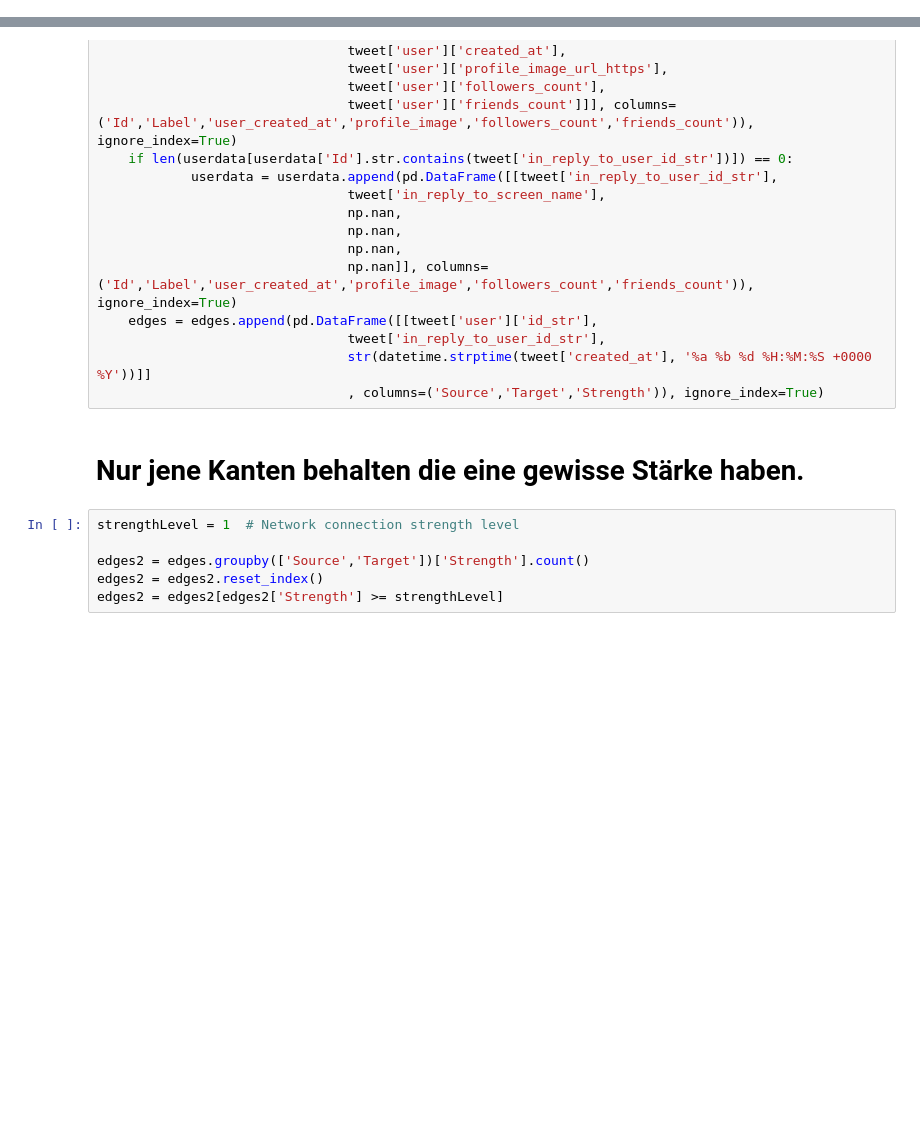
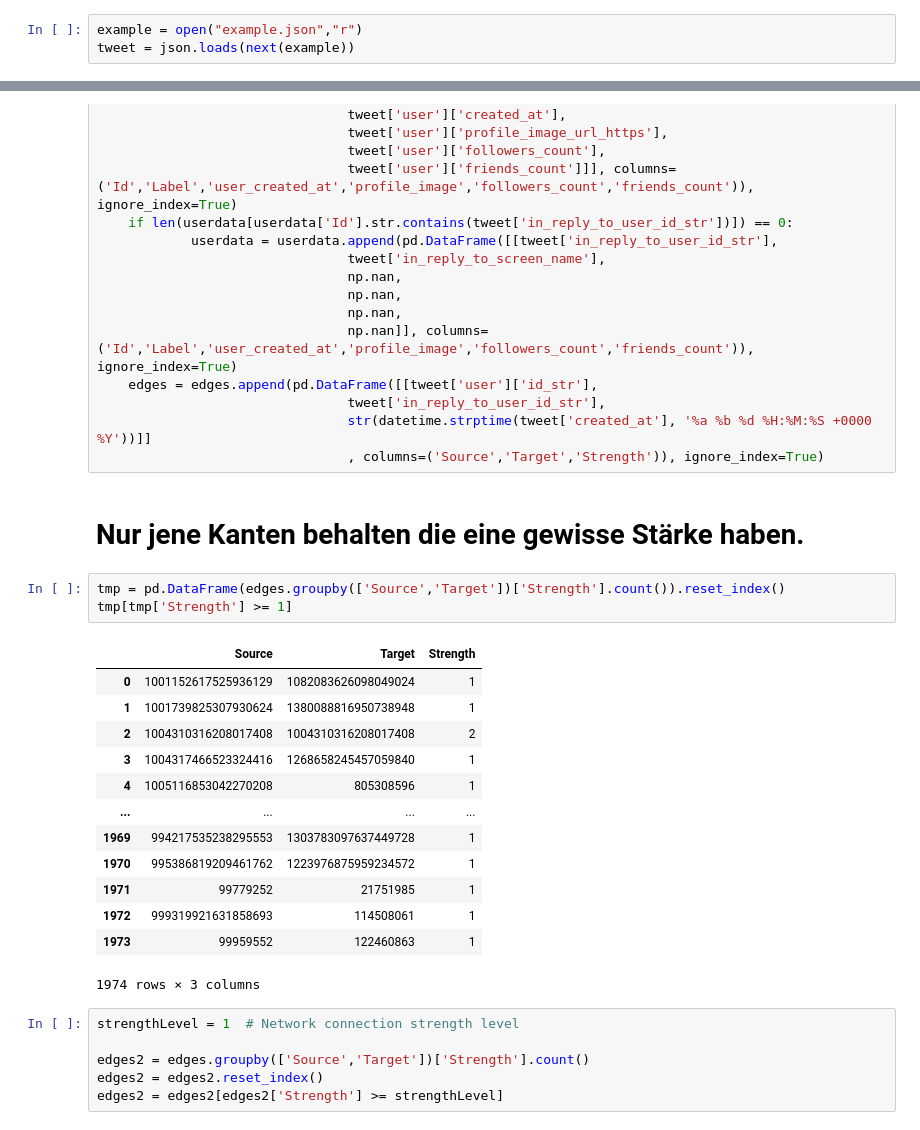
Before and after one commit to MAZ-CAS-DDJ/kurs_21_22, a Jupyter notebook: 17 Einführung in die Netzwerkanalyse/2 Daten besorgen/1 Twitter/Twitter Konversationen als Netzwerk.ipynb, the cells around one changed output, grey strips where cells are left out. Drawn from its saved outputs; the diff is of its cells as text; blank space fills up the shorter version.

```diff
--- a/17 Einführung in die Netzwerkanalyse/2 Daten besorgen/1 Twitter/Twitter Konversationen als Netzwerk.ipynb
+++ b/17 Einführung in die Netzwerkanalyse/2 Daten besorgen/1 Twitter/Twitter Konversationen als Netzwerk.ipynb
@@ -52,0 +63,3 @@ len(fh.readlines())
+# %%
+example = open("example.json","r")
+tweet = json.loads(next(example))
@@ -191,6 +207,23 @@ for line in fh:
                                 , columns=('Source','Target','Strength')), ignore_index=True)
 # %% [markdown]
 # Nur jene Kanten behalten die eine gewisse Stärke haben.
+# %%
+tmp = pd.DataFrame(edges.groupby(['Source','Target'])['Strength'].count()).reset_index()
+tmp[tmp['Strength'] >= 1]
+# %% [output]
+|  | Source | Target | Strength |
+| 0 | 1001152617525936129 | 1082083626098049024 | 1 |
+| 1 | 1001739825307930624 | 1380088816950738948 | 1 |
+| 2 | 1004310316208017408 | 1004310316208017408 | 2 |
+| 3 | 1004317466523324416 | 1268658245457059840 | 1 |
+| 4 | 1005116853042270208 | 805308596 | 1 |
+| ... | ... | ... | ... |
+| 1969 | 994217535238295553 | 1303783097637449728 | 1 |
+| 1970 | 995386819209461762 | 1223976875959234572 | 1 |
+| 1971 | 99779252 | 21751985 | 1 |
+| 1972 | 999319921631858693 | 114508061 | 1 |
+| 1973 | 99959552 | 122460863 | 1 |
+1974 rows × 3 columns
 # %%
 strengthLevel = 1  # Network connection strength level
 
```
Also changed, not shown: parts of 8 cells of this notebook, 12 other files.
